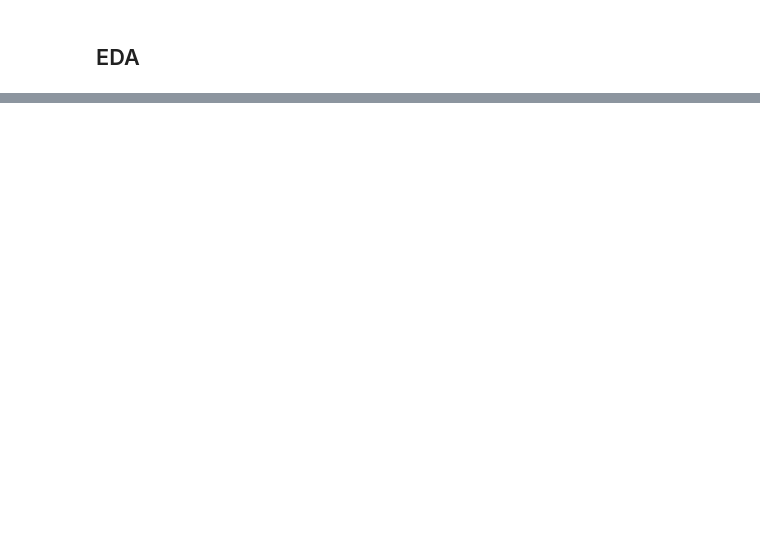
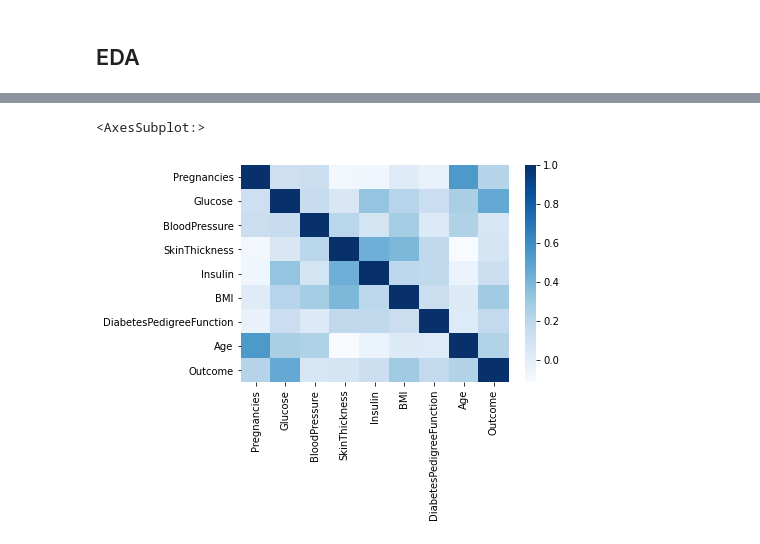
Before and after one commit to ayg15/diabetes-prediction, a Jupyter notebook: Diabetes Prediction.ipynb, the cells around one changed output, grey strips where cells are left out. Cells and saved outputs as stored; diff of their text form; code cells hidden in the pictures; blank space fills up the shorter version.

```diff
--- a/Diabetes Prediction.ipynb
+++ b/Diabetes Prediction.ipynb
@@ -60,0 +87,5 @@ dtype: int64
+# %%
+sns.heatmap(diabetes_corr, cmap='Blues')
+# %% [output]
+<AxesSubplot:>
+[figure, added]
```
Also changed, not shown: parts of 18 cells of this notebook.
